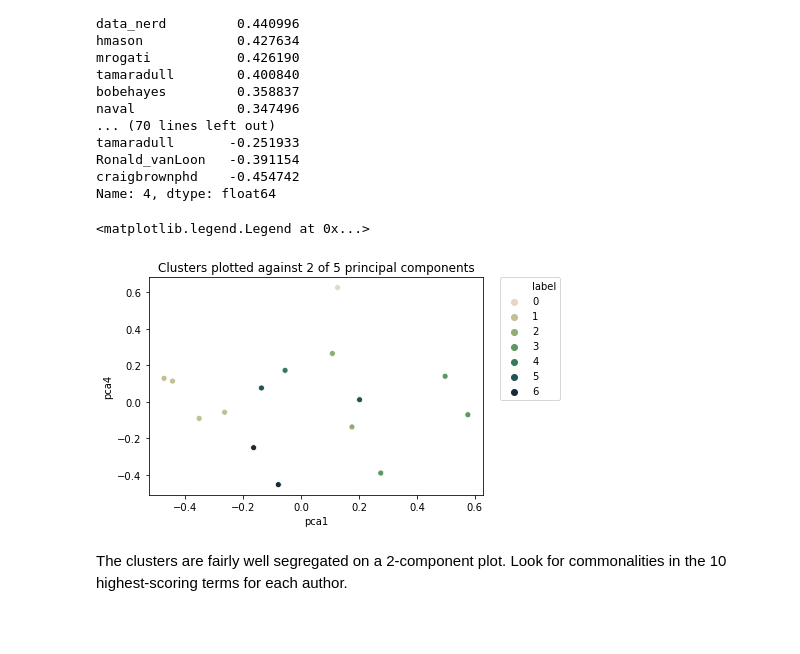
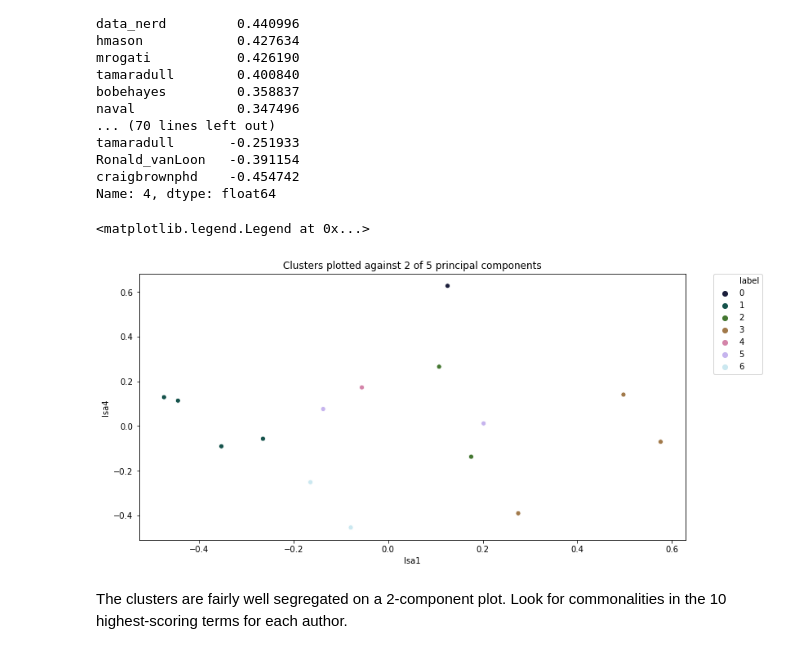
Before and after one commit to vincegiorno/twitter, a Jupyter notebook: twitter.ipynb, the cells around one changed output. Saved outputs shown, nothing was run; the diff lists cells and outputs as text; code cells hidden in the pictures; blank space fills up the shorter version.

Commit message:
add cluster plot

```diff
--- a/twitter.ipynb
+++ b/twitter.ipynb
@@ -455,15 +457,15 @@ craigbrownphd    -0.454742
 Name: 4, dtype: float64
 # %%
 authors_by_component['label'] = best_labels1
-cmap = sns.cubehelix_palette(n_colors=7, rot=-0.7)
+cmap = sns.color_palette('cubehelix', 7)
 ax = sns.scatterplot(data=authors_by_component, x=1, y=4, hue='label', palette=cmap)
 ax.set_title('Clusters plotted against 2 of 5 principal components')
-ax.set_ylabel('pca4')
-ax.set_xlabel('pca1')
+ax.set_ylabel('lsa4')
+ax.set_xlabel('lsa1')
 plt.legend(bbox_to_anchor=(1.05, 1), loc=2, borderaxespad=0.)
 # %% [output]
 <matplotlib.legend.Legend at 0x...>
-[figure, old version]
+[figure, new version]
 # %% [markdown]
 The clusters are fairly well segregated on a 2-component plot. Look for commonalities in the 10 highest-scoring terms for each author.
 # %%
```
Also changed, not shown: parts of 8 cells of this notebook, 1 other file.
